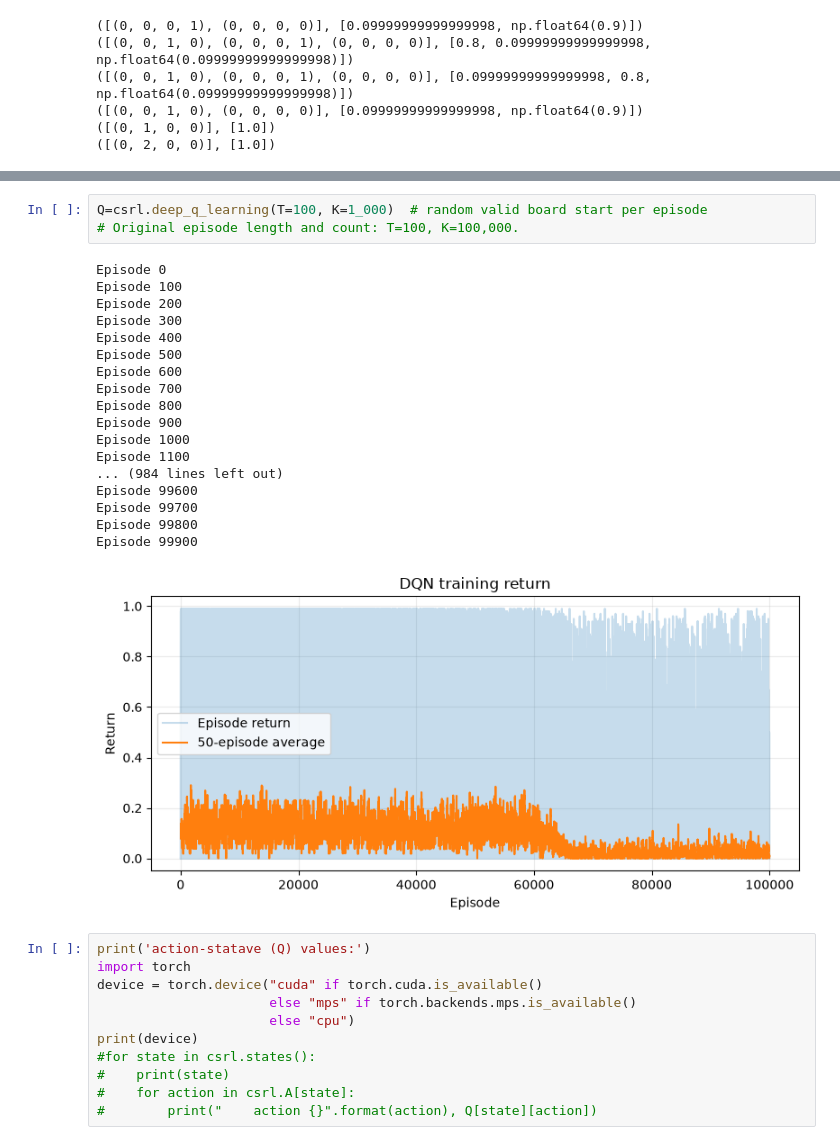
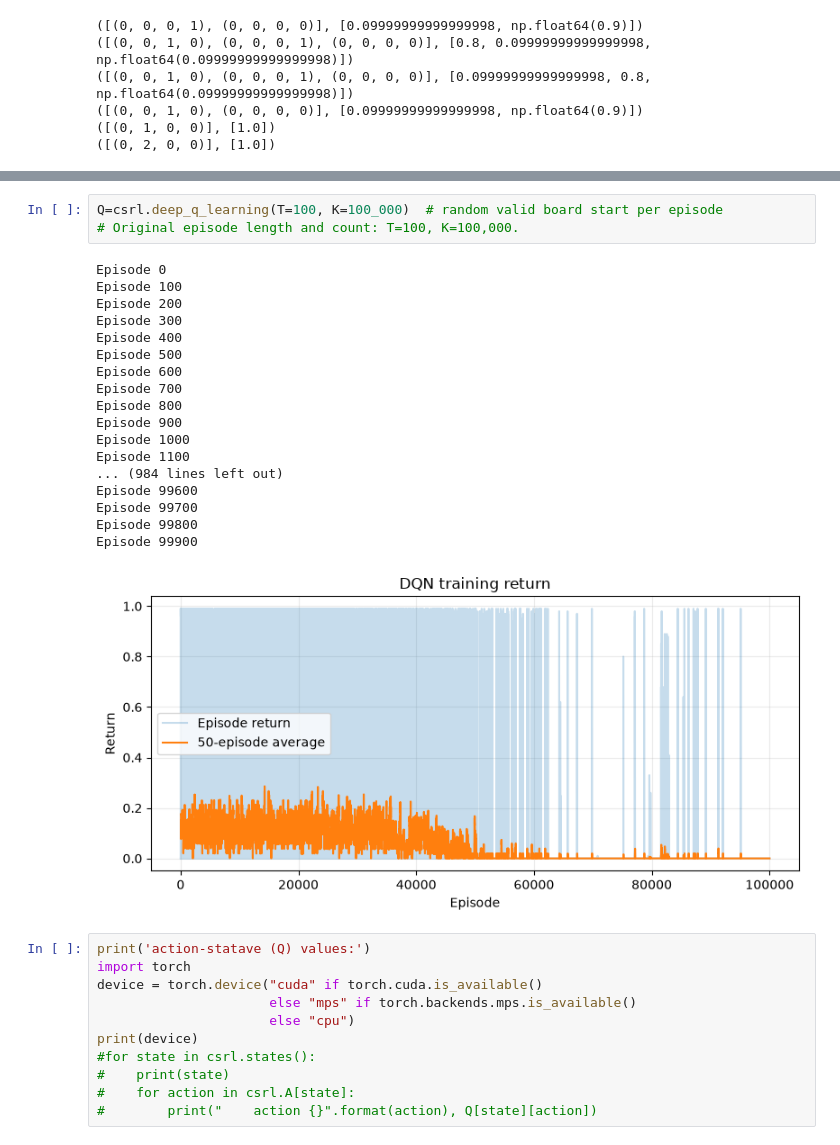
Before and after one commit to connorbrooks18/RL_With_LTL_Constraints, a Jupyter notebook: safe absorbing states.ipynb, the cells around one changed output, grey strips where cells are left out. Cells and saved outputs as stored; diff of their text form.

```diff
--- a/safe absorbing states.ipynb
+++ b/safe absorbing states.ipynb
@@ -243,25 +243,25 @@ generating a random state (0, 1, 2, 3)
 # %%
-Q=csrl.deep_q_learning(T=100, K=1_000)  # random valid board start per episode
+Q=csrl.deep_q_learning(T=100, K=100_000)  # random valid board start per episode
 # Original episode length and count: T=100, K=100,000.
 # %% [output]
 Episode 0
 Episode 100
 Episode 200
 Episode 300
 Episode 400
 Episode 500
 Episode 600
 Episode 700
 Episode 800
 Episode 900
 Episode 1000
 Episode 1100
 ... (984 lines left out)
 Episode 99600
 Episode 99700
 Episode 99800
 Episode 99900
-[figure, old version]
+[figure, new version]
 # %%
 print('action-statave (Q) values:')
 import torch
```
Also changed, not shown: parts of 6 cells of this notebook, 2 other files.
